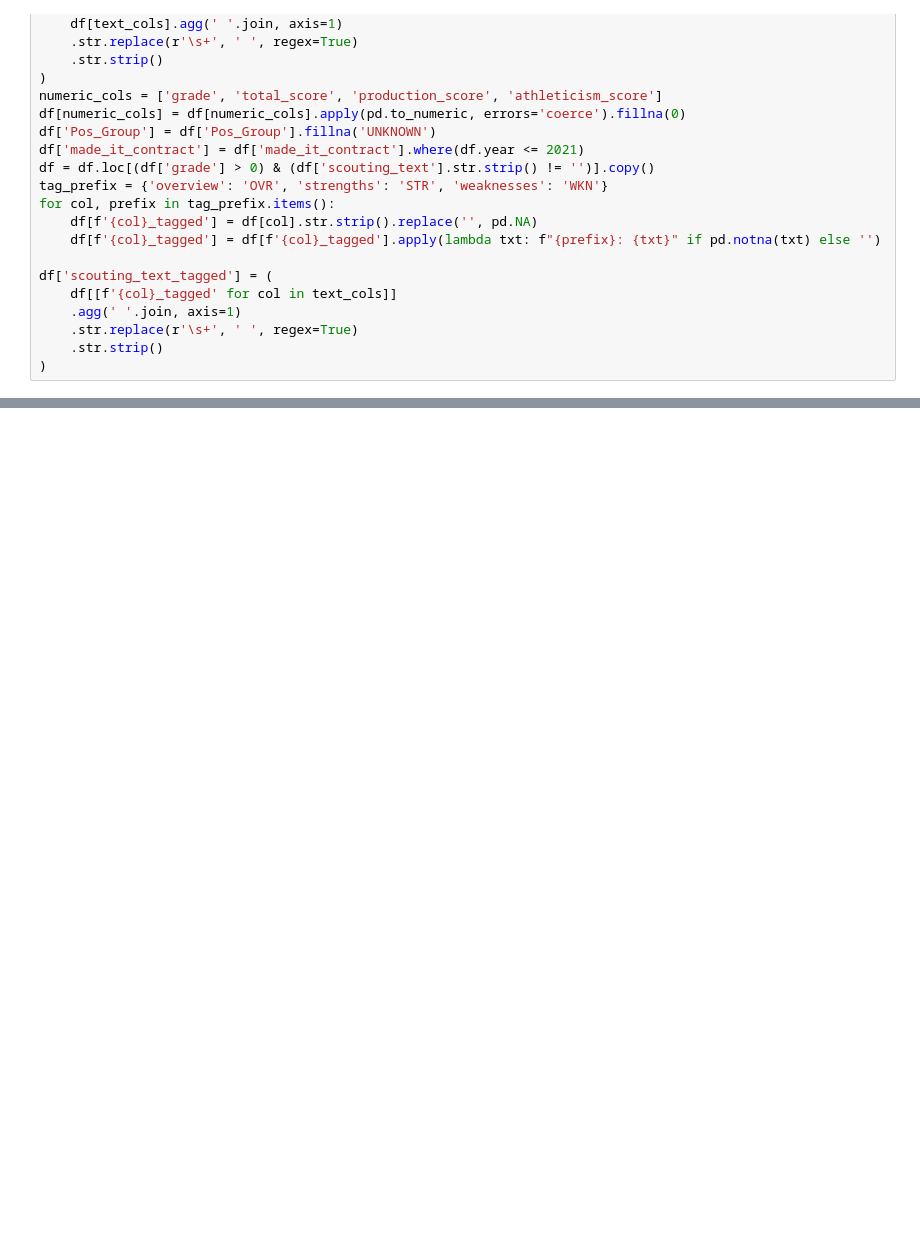
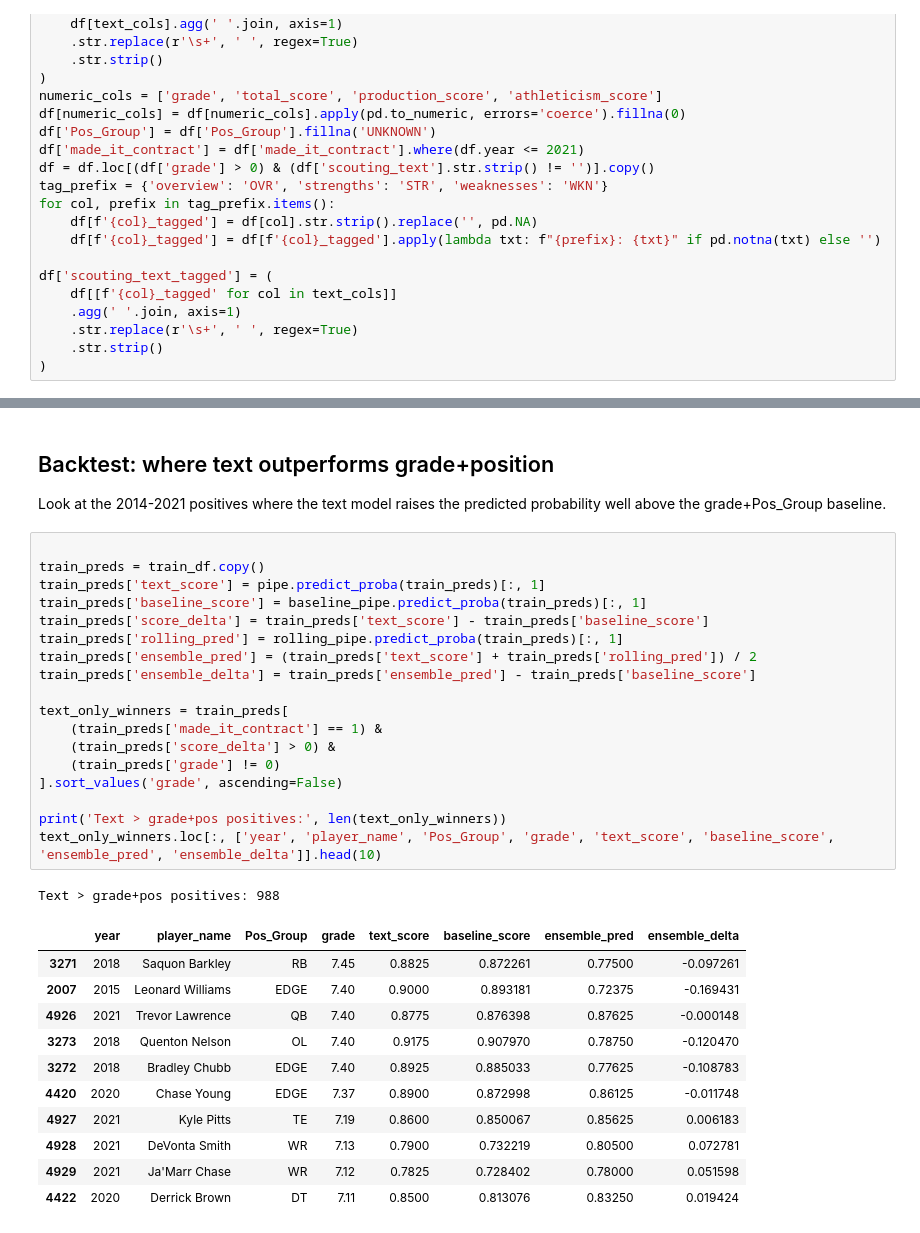
Before and after one commit to samuelfraley-bse/nfl-draft-nlp, a Jupyter notebook: notebooks/legacy_annual_tf_idf.ipynb, the cells around one changed output, grey strips where cells are left out. Cells and saved outputs as stored; diff of their text form; blank space fills up the shorter version.

```diff
--- a/notebooks/legacy_annual_tf_idf.ipynb
+++ b/notebooks/legacy_annual_tf_idf.ipynb
@@ -413,0 +516,35 @@ plt.tight_layout()
+# %% [markdown]
+## Backtest: where text outperforms grade+position
+
+Look at the 2014-2021 positives where the text model raises the predicted probability well above the grade+Pos_Group baseline.
+# %%
+
+train_preds = train_df.copy()
+train_preds['text_score'] = pipe.predict_proba(train_preds)[:, 1]
+train_preds['baseline_score'] = baseline_pipe.predict_proba(train_preds)[:, 1]
+train_preds['score_delta'] = train_preds['text_score'] - train_preds['baseline_score']
+train_preds['rolling_pred'] = rolling_pipe.predict_proba(train_preds)[:, 1]
+train_preds['ensemble_pred'] = (train_preds['text_score'] + train_preds['rolling_pred']) / 2
+train_preds['ensemble_delta'] = train_preds['ensemble_pred'] - train_preds['baseline_score']
+
+text_only_winners = train_preds[
+    (train_preds['made_it_contract'] == 1) &
+    (train_preds['score_delta'] > 0) &
+    (train_preds['grade'] != 0)
+].sort_values('grade', ascending=False)
+
+print('Text > grade+pos positives:', len(text_only_winners))
+text_only_winners.loc[:, ['year', 'player_name', 'Pos_Group', 'grade', 'text_score', 'baseline_score', 'ensemble_pred', 'ensemble_delta']].head(10)
+# %% [output]
+Text > grade+pos positives: 988
+|  | year | player_name | Pos_Group | grade | text_score | baseline_score | ensemble_pred | ensemble_delta |
+| 3271 | 2018 | Saquon Barkley | RB | 7.45 | 0.8825 | 0.872261 | 0.77500 | -0.097261 |
+| 2007 | 2015 | Leonard Williams | EDGE | 7.40 | 0.9000 | 0.893181 | 0.72375 | -0.169431 |
+| 4926 | 2021 | Trevor Lawrence | QB | 7.40 | 0.8775 | 0.876398 | 0.87625 | -0.000148 |
+| 3273 | 2018 | Quenton Nelson | OL | 7.40 | 0.9175 | 0.907970 | 0.78750 | -0.120470 |
+| 3272 | 2018 | Bradley Chubb | EDGE | 7.40 | 0.8925 | 0.885033 | 0.77625 | -0.108783 |
+| 4420 | 2020 | Chase Young | EDGE | 7.37 | 0.8900 | 0.872998 | 0.86125 | -0.011748 |
+| 4927 | 2021 | Kyle Pitts | TE | 7.19 | 0.8600 | 0.850067 | 0.85625 | 0.006183 |
+| 4928 | 2021 | DeVonta Smith | WR | 7.13 | 0.7900 | 0.732219 | 0.80500 | 0.072781 |
+| 4929 | 2021 | Ja'Marr Chase | WR | 7.12 | 0.7825 | 0.728402 | 0.78000 | 0.051598 |
+| 4422 | 2020 | Derrick Brown | DT | 7.11 | 0.8500 | 0.813076 | 0.83250 | 0.019424 |
```
Also changed, not shown: parts of 33 cells of this notebook, 2 other files.
